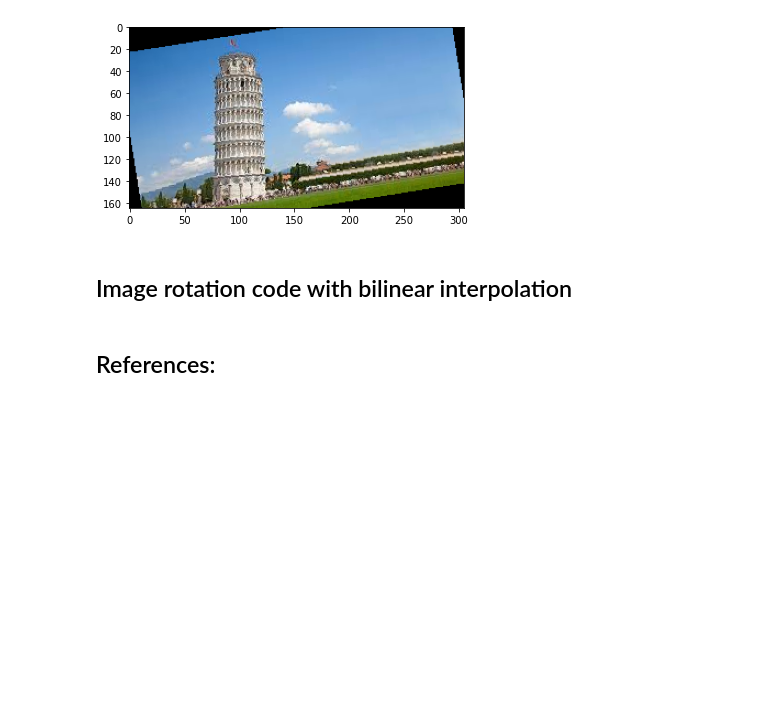
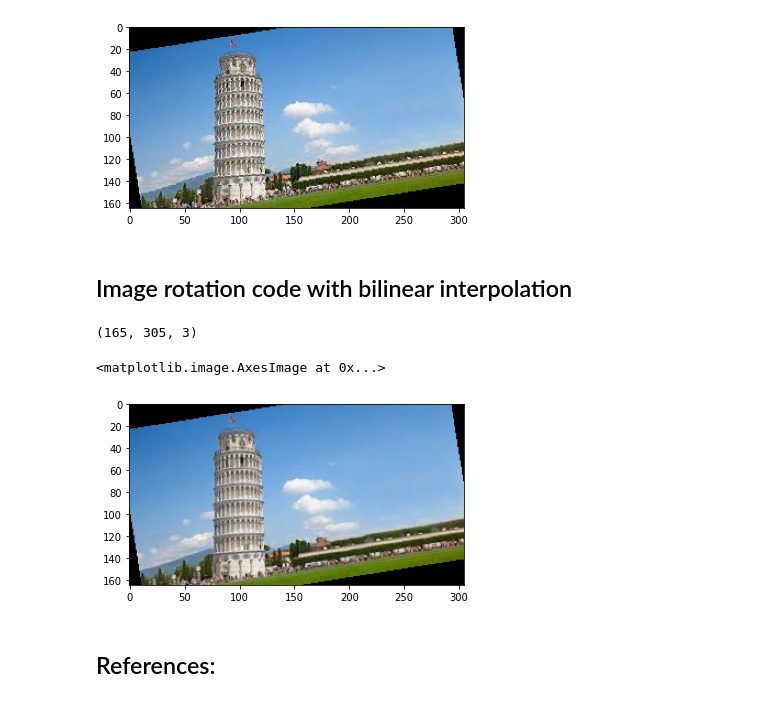
Before and after one commit to rad-mit/CS5102-Digital-Image-Processing-Project, a Jupyter notebook: Assignments/Assignment-4/DIP_Assignment_4.ipynb, the cells around one changed output. Saved outputs shown, nothing was run; the diff lists cells and outputs as text; code cells hidden in the pictures; blank space fills up the shorter version.

Commit message:
Image rotation code with bilinear interpolation

```diff
--- a/Assignments/Assignment-4/DIP_Assignment_4.ipynb
+++ b/Assignments/Assignment-4/DIP_Assignment_4.ipynb
@@ -157,38 +154,61 @@ for i in range(img_d_height):  # scan across row or height
         ## convert Cartesian to polar
         fDistance = math.sqrt(x * x + y * y)
         fPolarAngle = 0.0
         if (x == 0):
 
             if (y == 0):
                 ## centre of image, no rotation needed
                 img_d[i,j]=img_s[i,j]
                 continue
 
             elif (y < 0):
 
                 fPolarAngle = 1.5 * math.PI
 
             else:
 
                 fPolarAngle = 0.5 * math.PI
         else:
             fPolarAngle = math.atan2(y,x)
 
         fPolarAngle -= cnAngle
-        x = round(fDistance * math.cos(fPolarAngle))
-        y = round(fDistance * math.sin(fPolarAngle))
+        ## convert polar to Cartesian
+        x = fDistance * math.cos(fPolarAngle)
+        y = fDistance * math.sin(fPolarAngle)
 
+        ## convert Cartesian to raster
         x = x + img_d_centre_X
         y = img_d_centre_Y - y
 
-        if ((x < 0) or (x >= img_d_width) or (y < 0) or (y >= img_d_height)):
+        #finding neighbours index
+        x1 = math.floor(x)
+        y1 = math.floor(y)
+        x2 = math.ceil(x)
+        y2 = math.ceil(y)
+
+        if ((x1 < 0) or (x1 >= img_d_width) or (y1 < 0) or (y1 >= img_d_height) or (x2 < 0) or (x2 >= img_d_width) or (y2 < 0) or (y2 >= img_d_height)):
             continue
+
+        #Original pixel values
+        a=img_s[y1,x1]
+        b=img_s[y1,x2]
+        c=img_s[y2,x1]
+        d=img_s[y2,x2]
+
+        pixel=(x2-x)*(y2-y)*a + (x-x1)*(y2-y)*b + (x2-x)*(y-y1)*c + (x-x1)*(y-y1)*d
+
+
         ##print(i, j, x , y )
         ##img_d[math.floor(y),math.floor(x)]=img_s[i,j]
-
-        img_d[i,j]=img_s[math.floor(y),math.floor(x)]
+        pixel=np.array(pixel)
+        pixel=pixel.astype(np.uint8)
+        img_d[i,j]=pixel
 
 plt.imshow(img_d[:, :, ::-1])
+# %% [output]
+(165, 305, 3)
+<matplotlib.image.AxesImage at 0x...>
+[figure, added]
 # %% [markdown]
 ## References:
 # %% [markdown]
```
Also changed, not shown: parts of 1 cell of this notebook.
